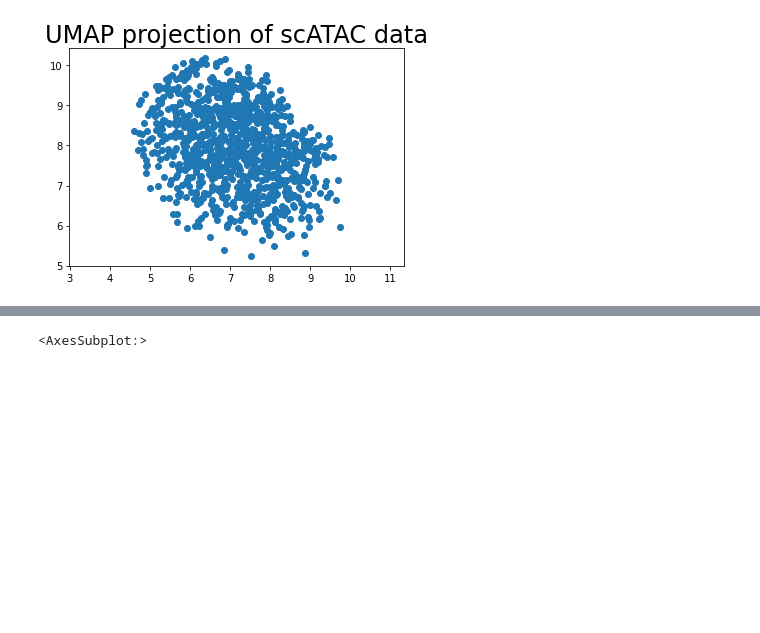
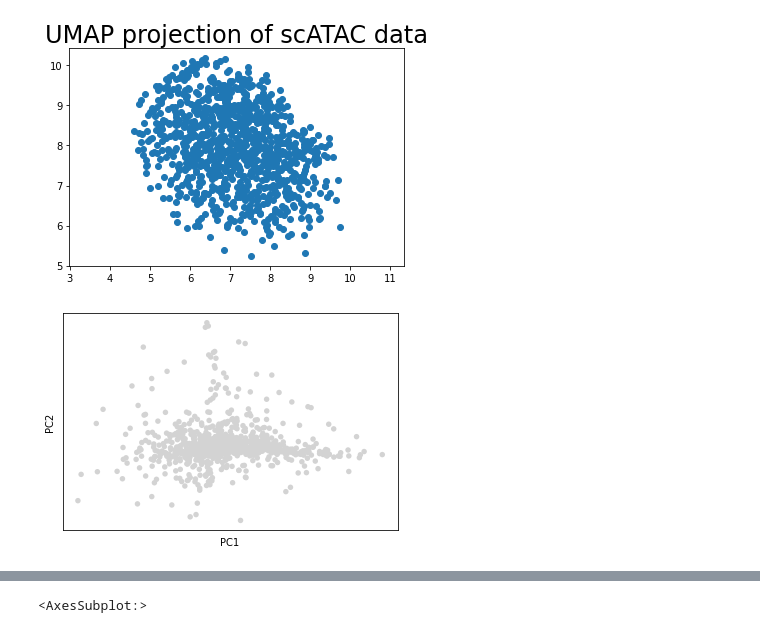
Before and after one commit to the-rich-piana/BioInfo-Notes, a Jupyter notebook: predict_cell_type.ipynb, the cells around one changed output, grey strips where cells are left out. Drawn from its saved outputs; the diff is of its cells as text; code cells hidden in the pictures; blank space fills up the shorter version.

```diff
--- a/predict_cell_type.ipynb
+++ b/predict_cell_type.ipynb
@@ -68,0 +74,9 @@ Text(0.5, 1.0, 'UMAP projection of scATAC data')
+# %%
+with open("./data/atac_data/matrix_atac.tsv") as your_data:
+    adata = anndata.read_csv(your_data, delimiter='\t')
+
+sc.tl.pca(adata)
+sc.pl.pca(adata)
+#sc.pl.pca(adata)
+# %% [output]
+[figure, added]
```
Also changed, not shown: parts of 14 cells of this notebook, 1 other file.
